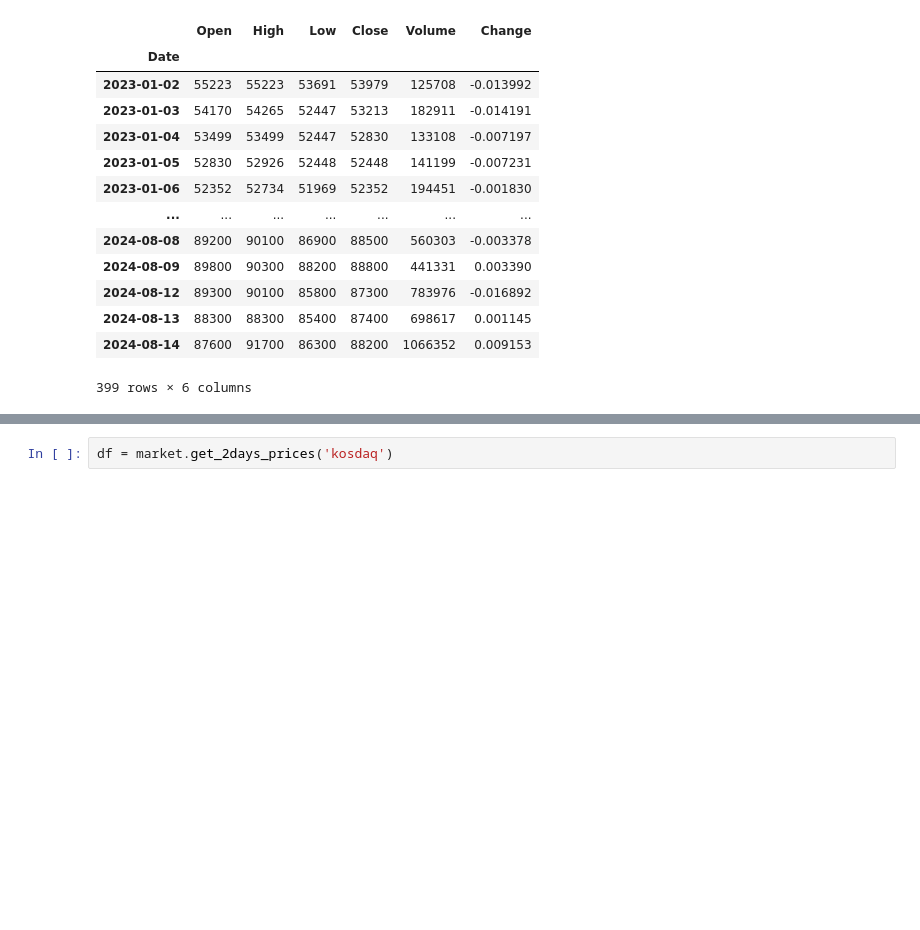
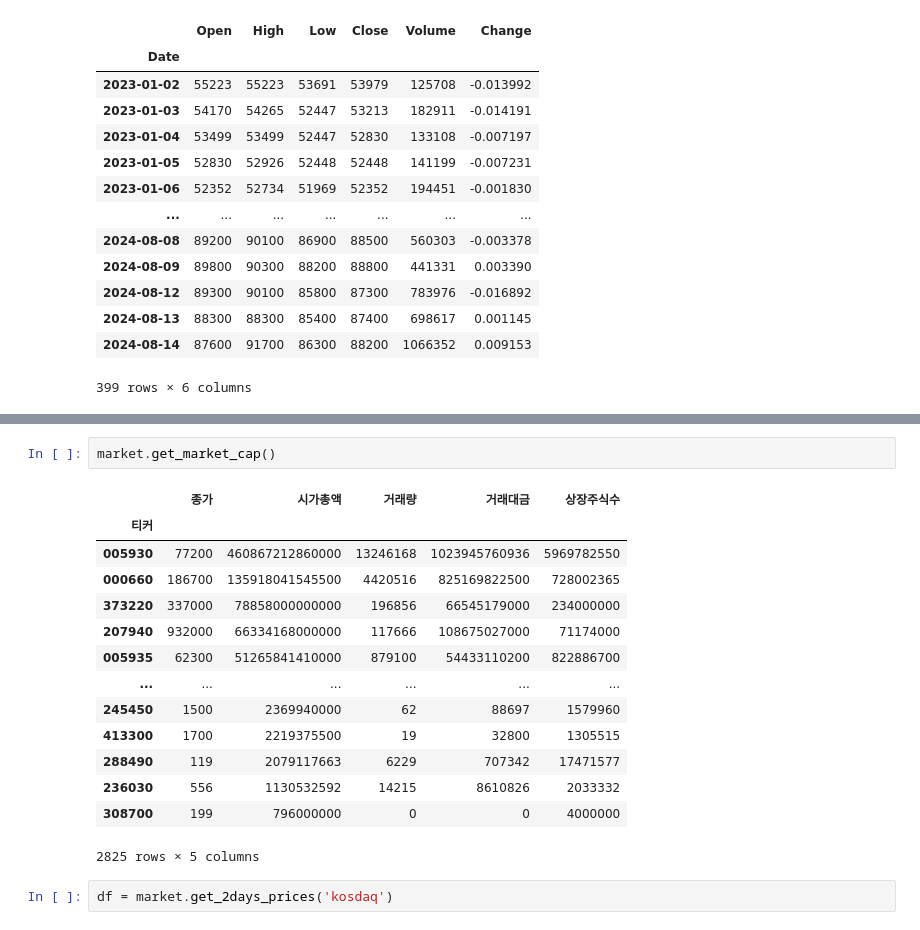
Before and after one commit to eisthf/market_analysis, a Jupyter notebook: test.ipynb, the cells around one changed output, grey strips where cells are left out. Cells and saved outputs as stored; diff of their text form; blank space fills up the shorter version.

```diff
--- a/test.ipynb
+++ b/test.ipynb
@@ -26,3 +44,20 @@ fdr.DataReader('000100', '2023')
+# %%
+market.get_market_cap()
+# %% [output]
+|  | 종가 | 시가총액 | 거래량 | 거래대금 | 상장주식수 |
+| 티커 |  |  |  |  |  |
+| 005930 | 77200 | 460867212860000 | 13246168 | 1023945760936 | 5969782550 |
+| 000660 | 186700 | 135918041545500 | 4420516 | 825169822500 | 728002365 |
+| 373220 | 337000 | 78858000000000 | 196856 | 66545179000 | 234000000 |
+| 207940 | 932000 | 66334168000000 | 117666 | 108675027000 | 71174000 |
+| 005935 | 62300 | 51265841410000 | 879100 | 54433110200 | 822886700 |
+| ... | ... | ... | ... | ... | ... |
+| 245450 | 1500 | 2369940000 | 62 | 88697 | 1579960 |
+| 413300 | 1700 | 2219375500 | 19 | 32800 | 1305515 |
+| 288490 | 119 | 2079117663 | 6229 | 707342 | 17471577 |
+| 236030 | 556 | 1130532592 | 14215 | 8610826 | 2033332 |
+| 308700 | 199 | 796000000 | 0 | 0 | 4000000 |
+2825 rows × 5 columns
 # %%
 df = market.get_2days_prices('kosdaq')
 # %%
```
Also changed, not shown: parts of 2 cells of this notebook, 2 other files.
